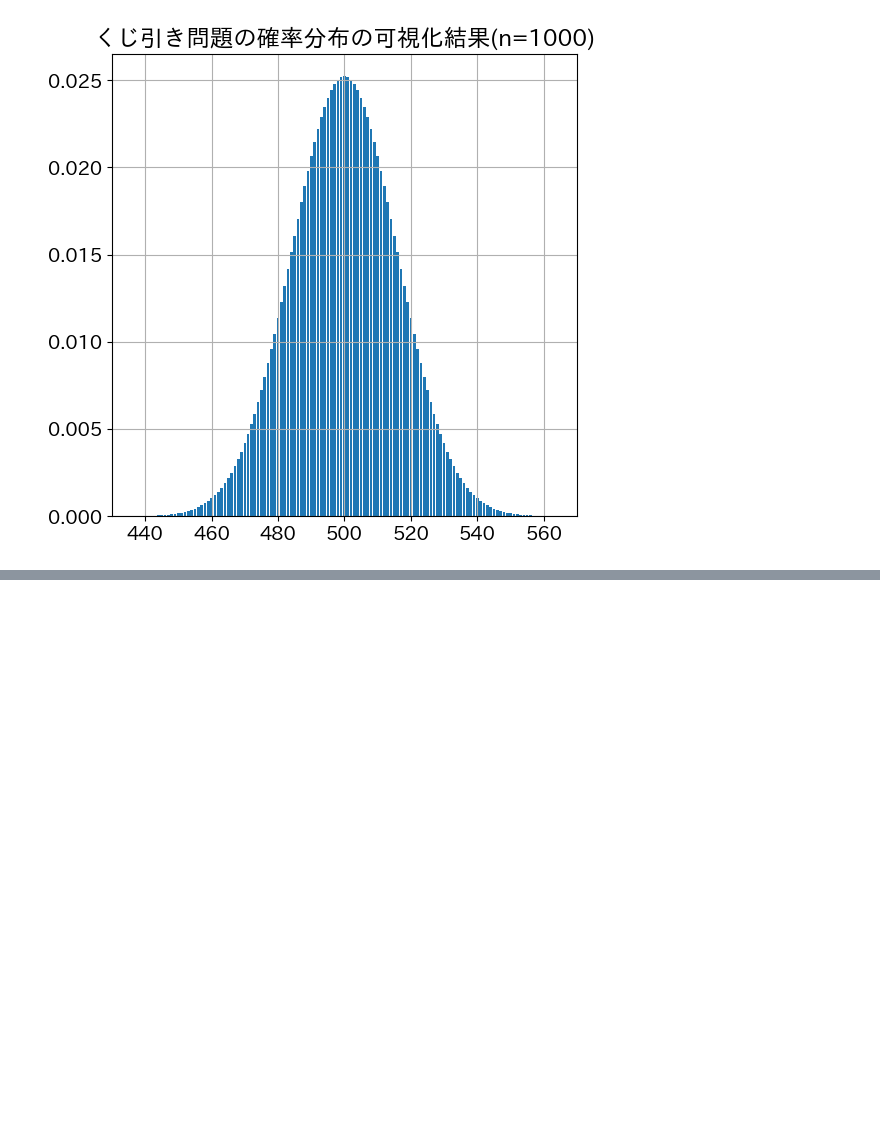
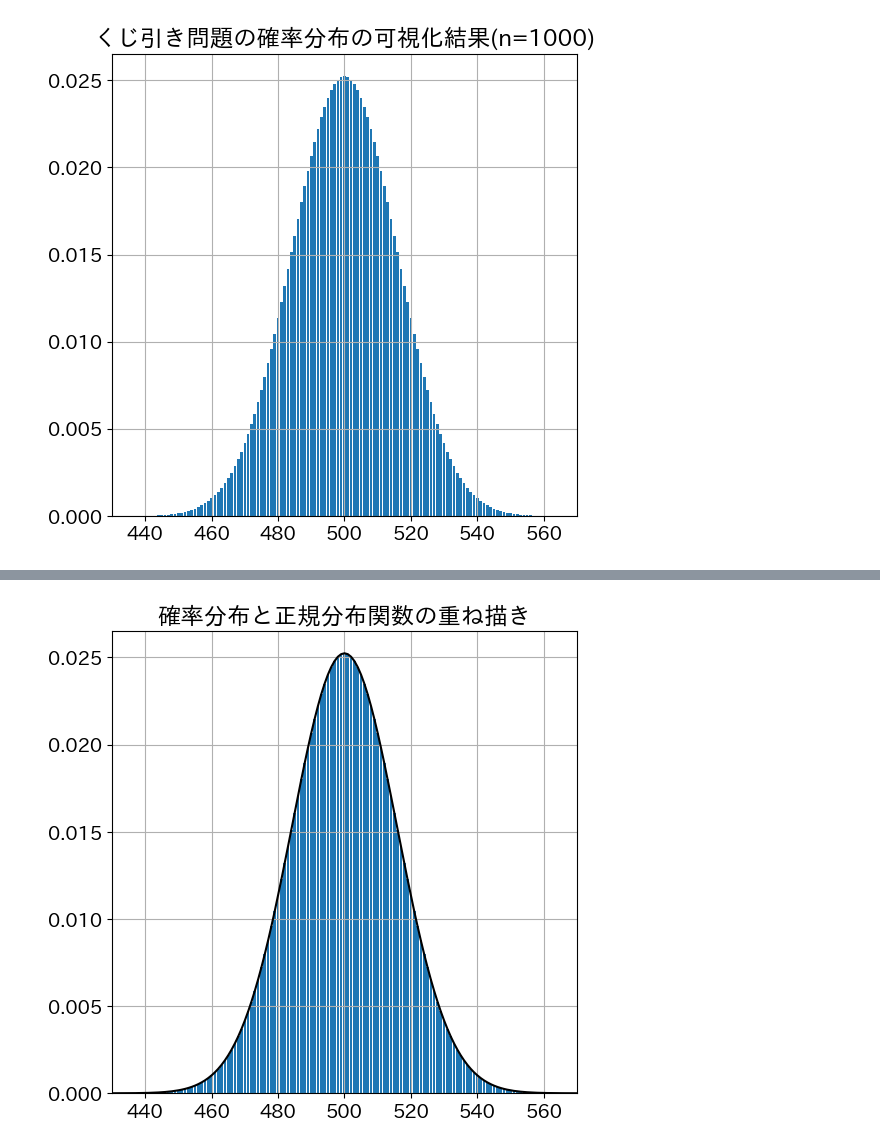
Before and after one commit to maton369/Bayesian_Inference_Practice, a Jupyter notebook: 1章_確率分布とは.ipynb, the cells around one changed output, grey strips where cells are left out. Drawn from its saved outputs; the diff is of its cells as text; code cells hidden in the pictures; blank space fills up the shorter version.

Commit message:
feat: 正規分布関数

```diff
--- a/1章_確率分布とは.ipynb
+++ b/1章_確率分布とは.ipynb
@@ -98,3 +98,102 @@ plt.title("くじ引き問題の確率分布の可視化結果(n=1000)")
 # %% [output]
 Text(0.5, 1.0, 'くじ引き問題の確率分布の可視化結果(n=1000)')
 [figure]
+# %%
+# 正規分布関数の定義
+def norm(x, mu, sigma):
+    """
+    正規分布（ガウス分布）の確率密度関数を返す関数。
+    ここでは連続型確率変数 X が
+        X ~ N(μ, σ^2)
+    に従うときの密度
+        f(x) = 1 / (√(2π) σ) * exp( - (x - μ)^2 / (2σ^2) )
+    を、そのまま実装している。
+
+    引数:
+        x    : 実数値または配列（確率密度を評価する点）
+        mu   : 平均 μ
+        sigma: 標準偏差 σ (> 0)
+
+    戻り値:
+        正規分布 N(μ, σ^2) の確率密度 f(x)
+    """
+    # ((x - mu)/sigma)**2 は (x - μ)^2 / σ^2 を表す。
+    # それを -1/2 倍して exp を取ることで exp( -(x-μ)^2 / (2σ^2) ) を実装している。
+    # 分母の np.sqrt(2 * np.pi) * sigma は 1/(√(2π)σ) の部分に対応する。
+    return np.exp(-(((x - mu) / sigma) ** 2) / 2) / (np.sqrt(2 * np.pi) * sigma)
+
+
+n = 1000  # 二項分布の試行回数 n。
+# ここでは「当たり / ハズレが等確率 (p = 1/2) のくじを 1000 回引く」状況を想定している。
+# X ~ Binomial(n=1000, p=1/2) を考える。
+
+# グラフ描画の設定
+plt.xlim((430, 570))
+# x 軸の表示範囲を [430, 570] に制限している。
+# 二項分布 Binomial(1000, 1/2) の平均は μ = np = 500、標準偏差は σ = √(np(1-p)) = √(250) ≈ 15.81。
+# 430〜570 はおよそ μ ± 4.4σ 程度の範囲であり、確率質量のほとんどが集中する「中心部分」を拡大しているイメージになる。
+
+x = np.arange(430, 571)
+# 離散的な成功回数 X が取りうる値 430, 431, ..., 570 を配列として用意。
+# 二項分布は離散分布なので、本来は 0〜1000 全部が支持だが、中心部分のみを描画対象としている。
+
+# 確率分布（二項分布）のグラフ描画
+y1 = [comb(n, i) / 2**n for i in x]
+# comb(n, i) は二項係数 C(n, i) = nCi を計算する関数。
+# 二項分布 Binomial(n, p) の確率質量関数 (PMF) は
+#   P(X = i) = C(n, i) p^i (1-p)^{n-i}
+# で与えられる。
+# ここでは p = 1/2 と仮定しているので、
+#   P(X = i) = C(n, i) (1/2)^i (1/2)^{n-i} = C(n, i) / 2^n
+# となる。
+# よって y1 は X ~ Binomial(1000, 1/2) に対する「ちょうど i 回成功する確率 P(X = i)」を格納している。
+
+plt.bar(x, y1)
+# x 軸に成功回数 i（430〜570）、y 軸にその確率 P(X = i) をとった棒グラフを描画する。
+# これは二項分布 Binomial(1000, 1/2) の PMF の一部（中心付近）を可視化していることになる。
+# n が大きいので、棒グラフは「滑らかな山」に近い形になり、正規分布に近似できることを視覚的に確認できる。
+
+# 正規分布関数のグラフ描画
+mu = n / 2
+# 二項分布 Binomial(n, p) の平均は μ = np。
+# ここでは p = 1/2 なので μ = n/2 = 500 となる。
+# 正規近似では、この μ を正規分布の平均として用いる。
+
+sigma = np.sqrt(mu / 2)
+# 二項分布 Binomial(n, p) の分散は σ^2 = np(1-p)。
+# p = 1/2 のとき
+#   σ^2 = n * (1/2) * (1/2) = n/4
+# なので、標準偏差は
+#   σ = √(n/4)
+# となる。
+# ここでは mu = n/2 なので mu/2 = n/4 であり、
+#   sigma = √(mu/2) = √(n/4)
+# という形で同じ σ を計算している。
+# この μ, σ を使って、二項分布を正規分布 N(μ, σ^2) で近似する（中心極限定理に基づく正規近似）。
+
+y2 = norm(x, mu, sigma)
+# 上で定義した norm 関数を用いて、正規分布 N(μ, σ^2) の確率密度 f(x) を計算している。
+# ここで注意すべき点は、
+#   - 二項分布は「確率質量関数」(PMF) で離散 （x は整数）
+#   - 正規分布は「確率密度関数」(PDF) で連続
+# という違いがあること。
+# しかし、n が十分大きいとき、二項分布の棒グラフと正規分布の曲線は形状としてよく一致し、
+#   X ~ Binomial(n, p) ≈ N(np, np(1-p))
+# という中心極限定理の内容を視覚的に確認できる。
+
+plt.plot(x, y2, c="k")
+# 二項分布の棒グラフの上に、対応する正規分布 N(μ, σ^2) の確率密度曲線を黒線で重ね描きしている。
+# この重ね描きによって、
+#   - 二項分布の PMF（棒グラフ）
+#   - 正規分布の PDF（滑らかな曲線）
+# の形が非常によく似ていることを確認できる。
+# これが「二項分布の正規近似」の具体例となり、
+# 多数の独立試行の和が正規分布に近づく、という中心極限定理の理解に役立つ。
+
+plt.title("確率分布と正規分布関数の重ね描き")
+# タイトルとして「二項分布（確率分布）と正規分布（近似）の重ね描き」であることを明示している。
+# 教材としては、ここに
+#   - X ~ Binomial(1000, 1/2)
+#   - X ≈ N(500, 250)
+# といった注釈を加えると、理論との対応がさらに分かりやすくなる。
+# %% [output]
@@ -100,0 +201 @@ Text(0.5, 1.0, 'くじ引き問題の確率分布の可視化結果(n=1000)')
+[figure, added]
```
Also changed, not shown: parts of 2 cells of this notebook.
